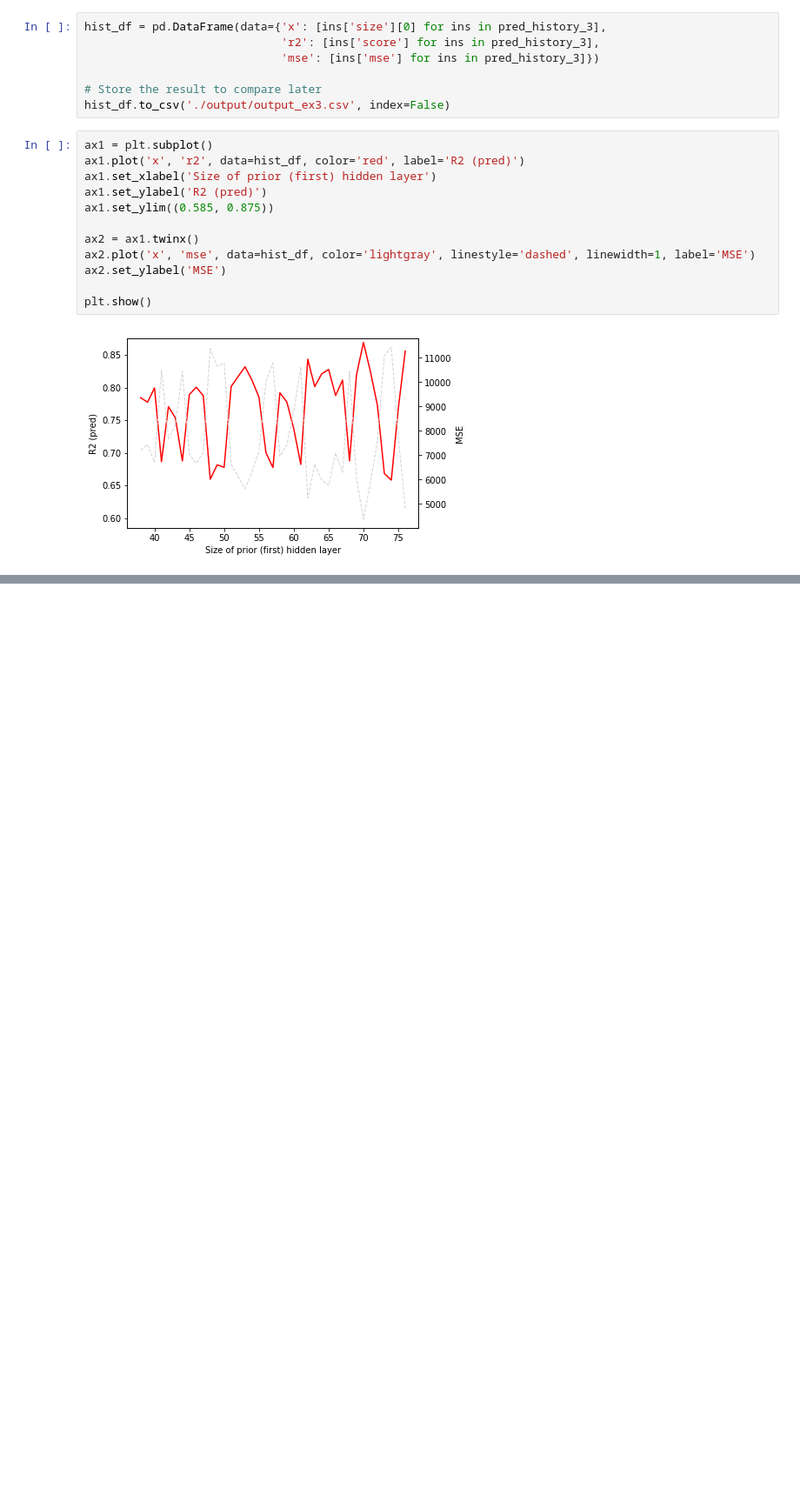
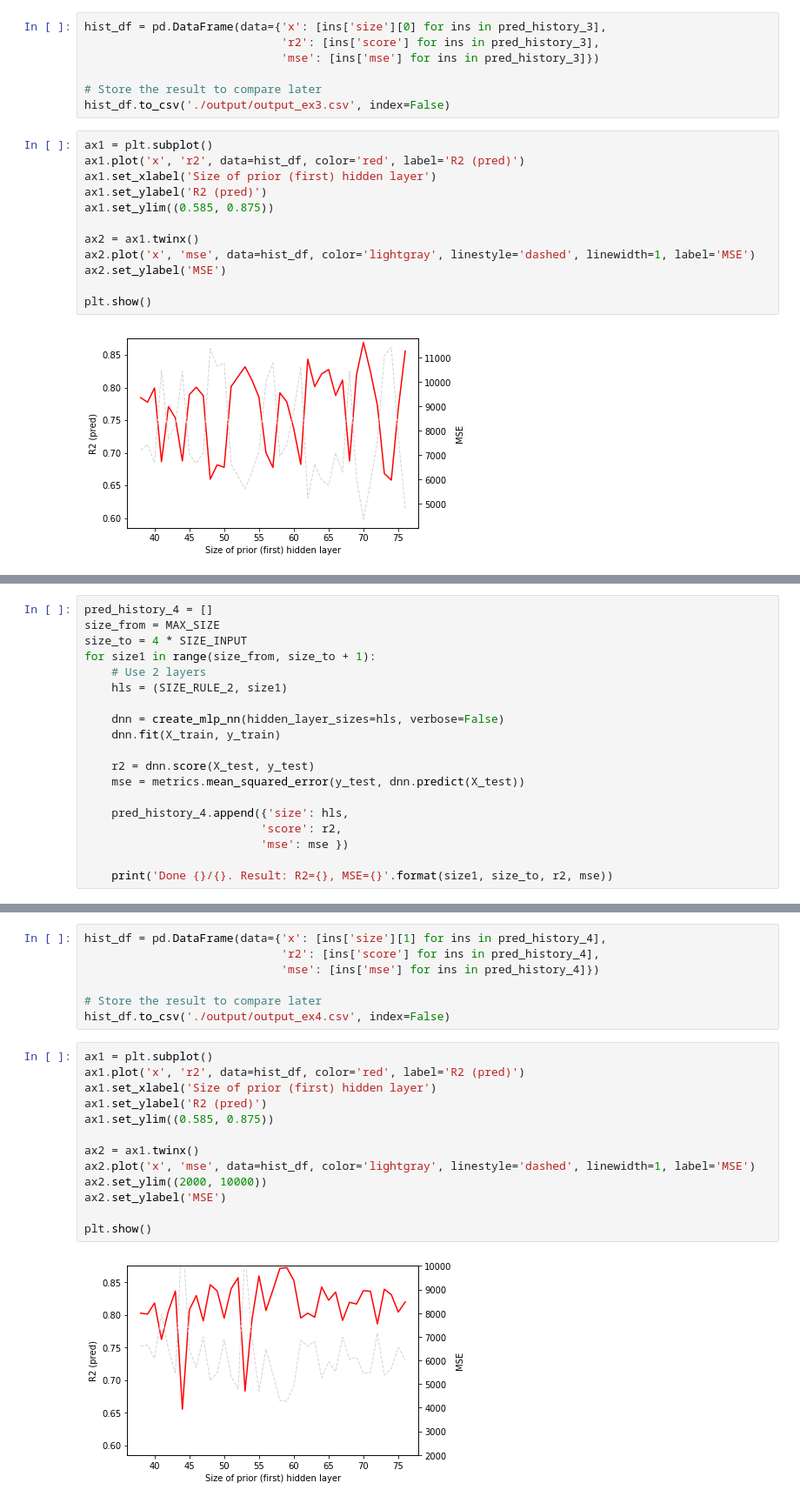
Before and after one commit to magiciiboy/neural-network-hidden-layers, a Jupyter notebook: NeuralNetworkModel.ipynb, the cells around one changed output, grey strips where cells are left out. Shown at 87% size. Drawn from its saved outputs; the diff is of its cells as text; blank space fills up the shorter version.

```diff
--- a/NeuralNetworkModel.ipynb
+++ b/NeuralNetworkModel.ipynb
@@ -329,0 +332,19 @@ plt.show()
+# %%
+pred_history_4 = []
+size_from = MAX_SIZE
+size_to = 4 * SIZE_INPUT
+for size1 in range(size_from, size_to + 1):
+    # Use 2 layers
+    hls = (SIZE_RULE_2, size1)
+
+    dnn = create_mlp_nn(hidden_layer_sizes=hls, verbose=False)
+    dnn.fit(X_train, y_train)
+
+    r2 = dnn.score(X_test, y_test)
+    mse = metrics.mean_squared_error(y_test, dnn.predict(X_test))
+
+    pred_history_4.append({'size': hls,
+                          'score': r2,
+                          'mse': mse })
+
+    print('Done {}/{}. Result: R2={}, MSE={}'.format(size1, size_to, r2, mse))
@@ -329,0 +369,22 @@ plt.show()
+# %%
+hist_df = pd.DataFrame(data={'x': [ins['size'][1] for ins in pred_history_4],
+                             'r2': [ins['score'] for ins in pred_history_4],
+                             'mse': [ins['mse'] for ins in pred_history_4]})
+
+# Store the result to compare later
+hist_df.to_csv('./output/output_ex4.csv', index=False)
+# %%
+ax1 = plt.subplot()
+ax1.plot('x', 'r2', data=hist_df, color='red', label='R2 (pred)')
+ax1.set_xlabel('Size of prior (first) hidden layer')
+ax1.set_ylabel('R2 (pred)')
+ax1.set_ylim((0.585, 0.875))
+
+ax2 = ax1.twinx()
+ax2.plot('x', 'mse', data=hist_df, color='lightgray', linestyle='dashed', linewidth=1, label='MSE')
+ax2.set_ylim((2000, 10000))
+ax2.set_ylabel('MSE')
+
+plt.show()
+# %% [output]
+[figure, added]
```
Also changed, not shown: parts of 2 cells of this notebook, 3 other files.
